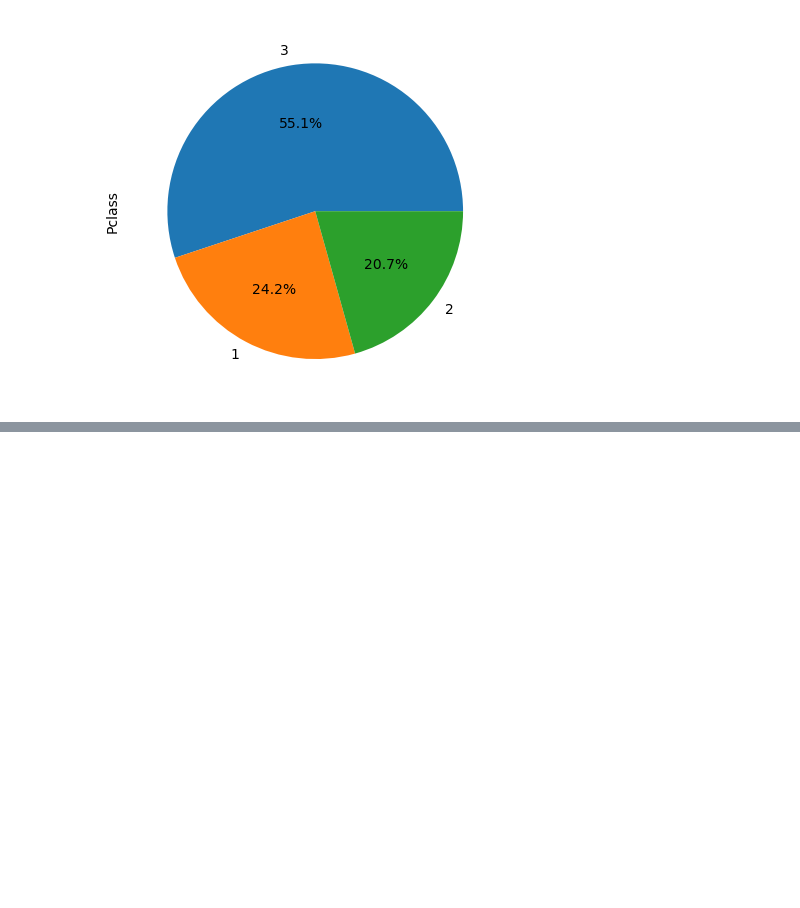
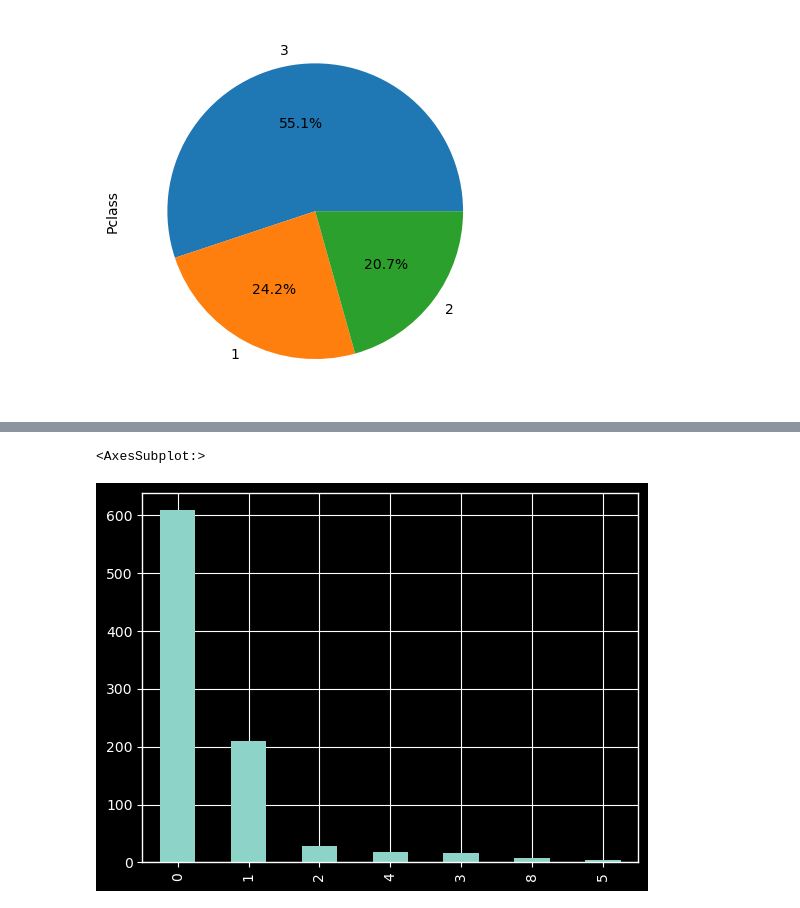
Before and after one commit to Ankkkyyyy/MachineLearning-, a Jupyter notebook: DAP/Exploratory Data Analysis/EDA.ipynb, the cells around one changed output, grey strips where cells are left out. Drawn from its saved outputs; the diff is of its cells as text; code cells hidden in the pictures; blank space fills up the shorter version.

```diff
--- a/DAP/Exploratory Data Analysis/EDA.ipynb
+++ b/DAP/Exploratory Data Analysis/EDA.ipynb
@@ -303,0 +331,5 @@ df['Pclass'].value_counts().plot(kind='pie',autopct='%0.1f%%')
+# %%
+df['SibSp'].value_counts().plot(kind='bar')
+# %% [output]
+<AxesSubplot:>
+[figure, added]
```
Also changed, not shown: parts of 42 cells of this notebook.
